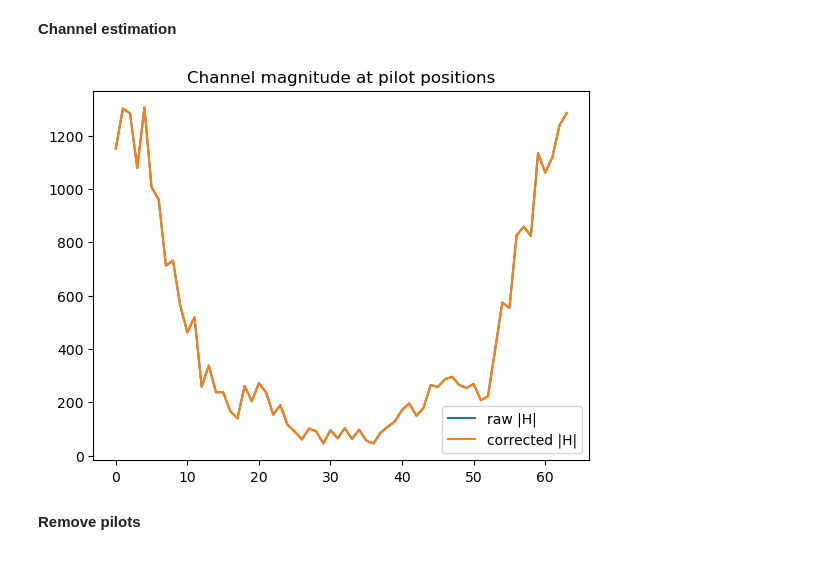
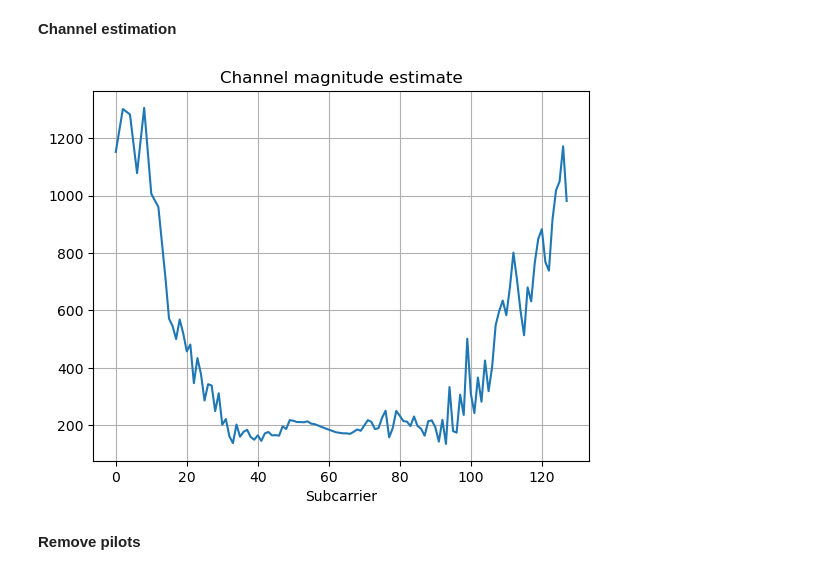
Before and after one commit to axellangenskiold/eitn21, a Jupyter notebook: assignment1_task3_alice.ipynb, the cells around one changed output. Drawn from its saved outputs; the diff is of its cells as text; code cells hidden in the pictures.

```diff
--- a/assignment1_task3_alice.ipynb
+++ b/assignment1_task3_alice.ipynb
@@ -79,30 +80,40 @@ X = np.fft.fft(ofdm_data, axis=1)
 # %% [markdown]
 **Channel estimation**
 # %%
-from scipy.signal import savgol_filter
+# H from zero-padded bits in length OFDM symbol (X[1])
+# Subcarriers 15-127 carry raw zero bits → QPSK symbol is 1+j
+# So H[k] = X[1, k] / (1+j) for k = 15..127
+H_from_len = X[1, 15:] / (1+1j)   # shape (113,)
+len_pos = np.arange(15, 128)
 
-raw = X[0, 0::2]   # received pilots: P[k] * H[k] * 2 + noise
+# Linearly extrapolate H back to even subcarriers 0-14
+# to determine the sign (P) of the pilot at those positions
+fit_pos = len_pos[:7]   # subcarriers 15-21
+mag_p   = np.polyfit(fit_pos, np.abs(H_from_len[:7]), 1)
+pha_p   = np.polyfit(fit_pos, np.unwrap(np.angle(H_from_len[:7])), 1)
+extrap_pos = np.arange(0, 16, 2)   # even subcarriers 0, 2, ..., 14
+H_extrap   = np.polyval(mag_p, extrap_pos) * np.exp(1j * np.polyval(pha_p, extrap_pos))
 
-P = np.ones(64)
-for _ in range(10):
-    H_est = raw / (2 * P)
-    H_smooth = (savgol_filter(H_est.real, 7, 2) +
-             1j * savgol_filter(H_est.imag, 7, 2))
-    P = np.where(np.abs(raw/2 - H_smooth) < np.abs(-raw/2 - H_smooth), 1.0, -1.0)
+# Pilot: X[0, 0::2] at even subcarriers; raw[:8] covers subcarriers 0,2,...,14
+raw   = X[0, 0::2]
+P_low = np.sign(np.real(raw[:8] * np.conj(H_extrap)))
+H_pilot_low = raw[:8] / (2 * P_low)
 
-H_pilots = raw / (2 * P)
+# Combine pilot-based H at 0,2,...,14 with zero-padded H at 15-127
+pos_known = np.concatenate([extrap_pos, len_pos])
+H_known   = np.concatenate([H_pilot_low, H_from_len])
+idx       = np.argsort(pos_known)
 
-pilot_pos = np.arange(0, Nsc, 2)
-all_pos   = np.arange(Nsc)
-H_full = (np.interp(all_pos, pilot_pos, H_pilots.real)
-        + 1j * np.interp(all_pos, pilot_pos, H_pilots.imag))
+all_pos = np.arange(Nsc)
+mag_k   = np.abs(H_known[idx])
+phase_k = np.unwrap(np.angle(H_known[idx]))
+H_full  = (np.interp(all_pos, pos_known[idx], mag_k)
+         * np.exp(1j * np.interp(all_pos, pos_known[idx], phase_k)))
 
-plt.plot(np.abs(X[0, 0::2] / 2), label='raw |H|')
-plt.plot(np.abs(H_pilots), label='corrected |H|')
-plt.legend(); plt.title('Channel magnitude at pilot positions')
-plt.show()
+plt.plot(np.abs(H_full))
+plt.title('Channel magnitude estimate'); plt.xlabel('Subcarrier'); plt.grid(); plt.show()
 # %% [output]
-[figure, old version]
+[figure, new version]
 # %% [markdown]
 **Remove pilots**
 # %%
```
Also changed, not shown: parts of 3 cells of this notebook.
